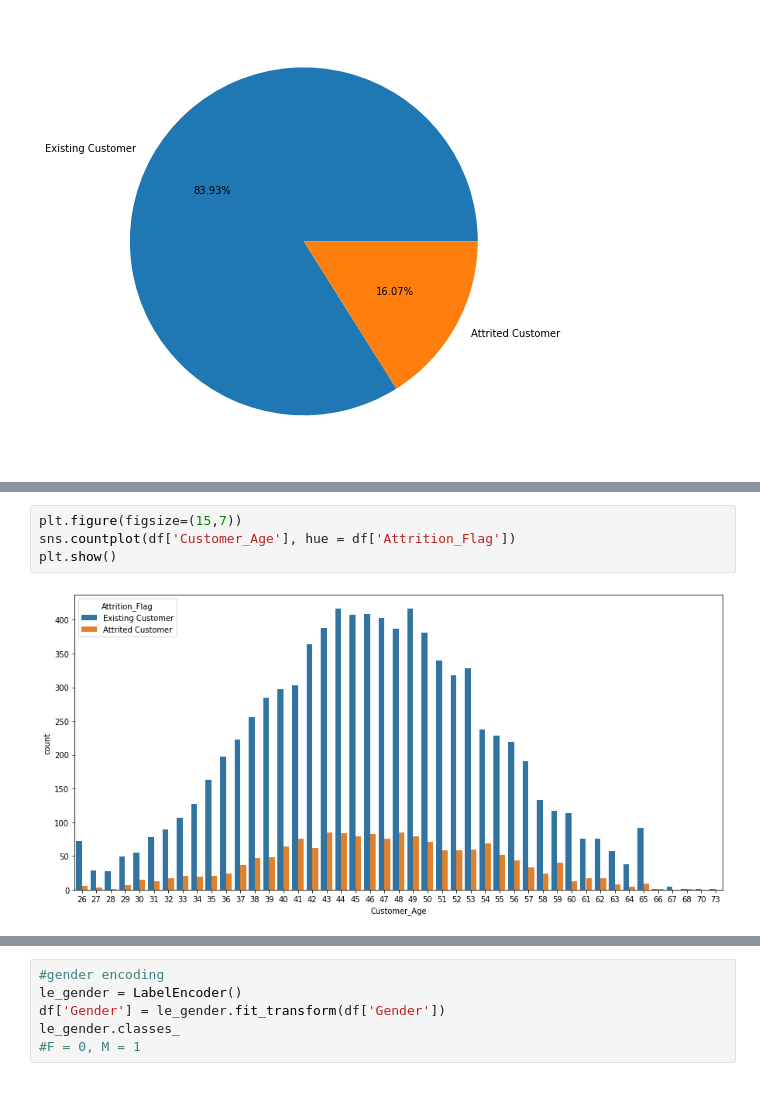
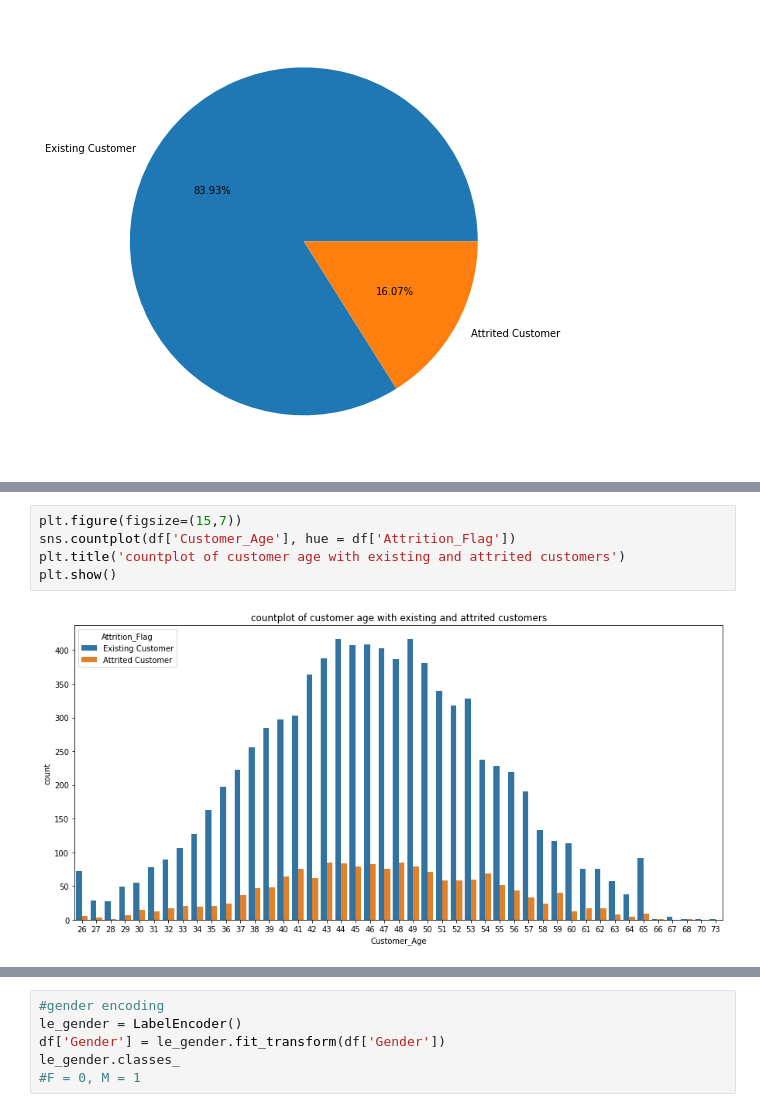
Before and after one commit to Sinha123456/Kaggle_projects, a Jupyter notebook: bankchurners.ipynb, the cells around one changed output, grey strips where cells are left out. Drawn from its saved outputs; the diff is of its cells as text.

```diff
--- a/bankchurners.ipynb
+++ b/bankchurners.ipynb
@@ -153,9 +218,10 @@ plt.show()
 # %%
 plt.figure(figsize=(15,7))
 sns.countplot(df['Customer_Age'], hue = df['Attrition_Flag'])
+plt.title('countplot of customer age with existing and attrited customers')
 plt.show()
 # %% [output]
-[figure, old version]
+[figure, new version]
 # %%
 marital_count = df.loc[df["Attrition_Flag"] == "Attrited Customer", ["Marital_Status"]].value_counts()
 marital_attrited = df.loc[df["Attrition_Flag"] == "Attrited Customer", ["Marital_Status"]].value_counts().tolist()
```
Also changed, not shown: parts of 38 cells of this notebook.
